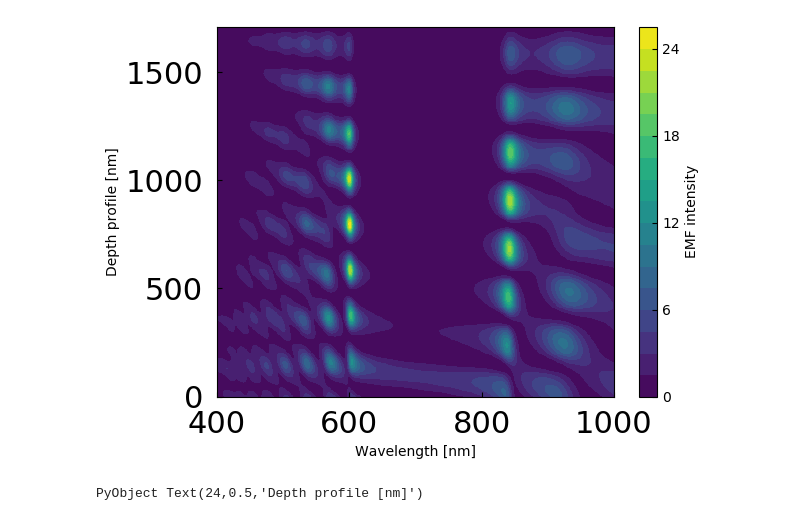
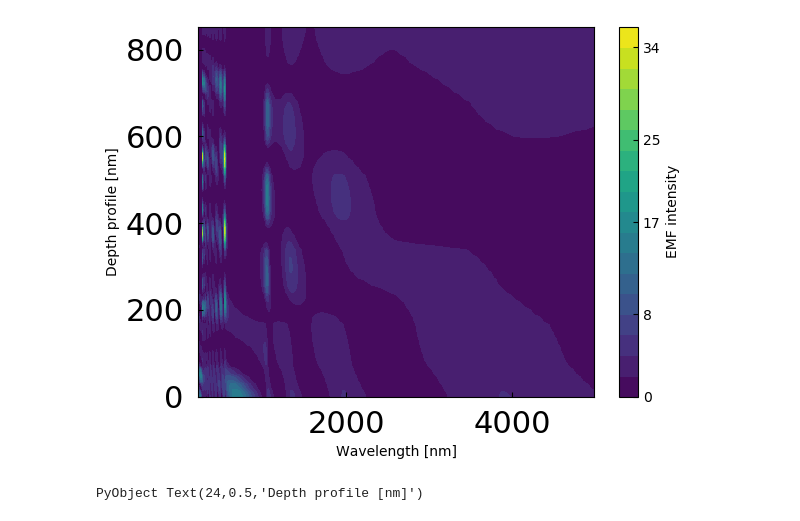
Before and after one commit to lnacquaroli/TMMOptics.jl, a Jupyter notebook: examples/braggStack.ipynb, the cells around one changed output. Cells and saved outputs as stored; diff of their text form; code cells hidden in the pictures.

```diff
--- a/examples/braggStack.ipynb
+++ b/examples/braggStack.ipynb
@@ -14,22 +12,23 @@ using Main.MixingRules: looyengaspheres
 using PyPlot
 # %%
 # Define beam
-λi = 400 # intial wavelength [nm]
-λf = 1000 # final wavelength [nm]
-λ = LinRange(λi, λf, λf-λi+1) # wavelength range [nm]
+λi = 200 # intial wavelength [nm]
+λf = 5000 # final wavelength [nm]
+λ = LinRange(λi, λf, λf-λi)
 λ0 = 700. # reference wavelength
-θ = [0.] # angle of incidence [degrees]
-p = 1. # polatization (s-wave = 0. and p-wave = 1., or any intermediate)
+θi = 0 # intial angle of incidence [degree]
+θf = 90 # final angle of incidence [degree]
+θ = LinRange(0, 90, θf-θi)
+p = 0. # polatization (s-wave = 0. and p-wave = 1., or any intermediate)
 beam = PlaneWave(λ, λ0, θ, p);
 # %%
 # Define type of layers with their indexes of refraction and thicknesses
 l0 = Geometrical(air(beam.λ), 0.)
-l1 = Optical(looyengaspheres(air(beam.λ),silicon(beam.λ),0.54), 1/4.)
-l2 = Optical(looyengaspheres(air(beam.λ),silicon(beam.λ),0.86), 1/4.)
-l3 = Geometrical(silicon(beam.λ), 0.);
+l1 = Optical(dummy(beam.λ, 1.45, 0.), 1/4.)
+l2 = Optical(dummy(beam.λ, 3.45, 0.), 1/4.);
 # %%
 # Sequence of materials: elements represent the index position below in the structure (surface down to substrate)
-nseq = [l0 l1 l2 l1 l2 l1 l2 l1 l2 l1 l2 l1 l2 l1 l2 l1 l2 l3];
+nseq = [l0 l1 l2 l1 l2 l1 l2 l1 l2 l1 l2 l0];
 # %%
 # calculation of the electromagnetic field profile: yes (1) or no (0)
 emfflag = 1;
@@ -56,18 +71,18 @@ PyObject Text(24,0.5,'Reflectance')
 # %%
-# plot the EMF pattern
-emfield = Matrix(dropdims(results.Field.emf, dims=2)') # surface plots cannot handle Adjoint yet
+# plot the EMF pattern for normal incidence
+emfieldp = Matrix(results.Field.emfp[:,1,:]') # surface plots cannot handle Adjoint yet
 figure()
-surface = contourf(λ, vec(results.Misc.ℓ), emfield, 20)
-cb1_tags = floor.(LinRange(minimum(emfield), maximum(emfield), 5))
-cb1 = colorbar(surface, ticks=cb1_tags)
-cb1[:set_label]("EMF intensity")
-ax2 = gca()
-ax2[:tick_params](which="both", direction="in", pad=10, labelsize=22) # ticks offset
+c3 = contourf(λ, vec(results.Misc.ℓ), emfieldp, 20)
+cb3_tags = floor.(LinRange(minimum(emfieldp), maximum(emfieldp), 5))
+cb3 = colorbar(c3, ticks=cb3_tags)
+cb3[:set_label]("EMF intensity")
+ax3 = gca()
+ax3[:tick_params](which="both", direction="in", pad=10, labelsize=22) # ticks offset
 axis("tight")
 xlabel("Wavelength [nm]")
 ylabel("Depth profile [nm]")
 # %% [output]
-[figure, old version]
+[figure, new version]
 PyObject Text(24,0.5,'Depth profile [nm]')
 # %%
 # plot the refractive index profile
```
Also changed, not shown: parts of 7 cells of this notebook, 7 other files.
